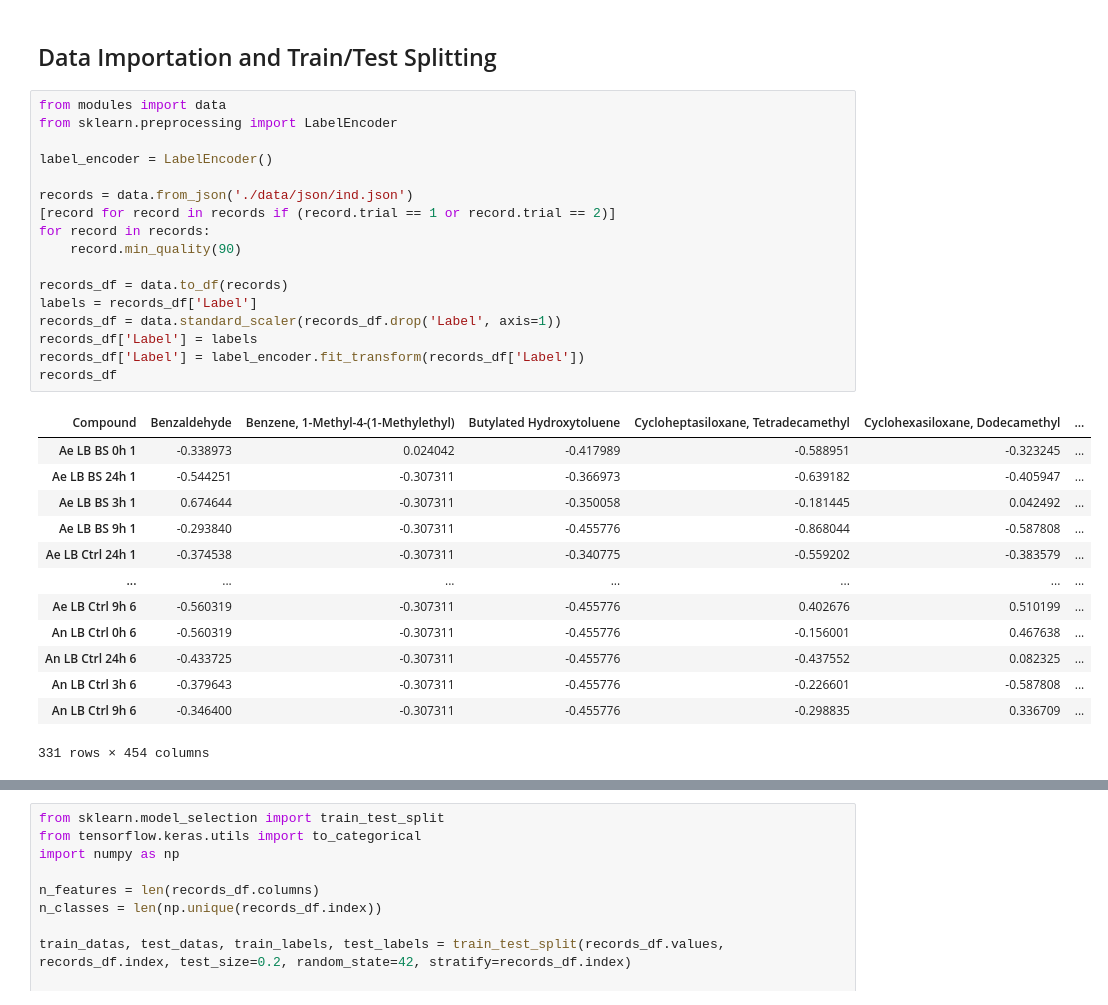
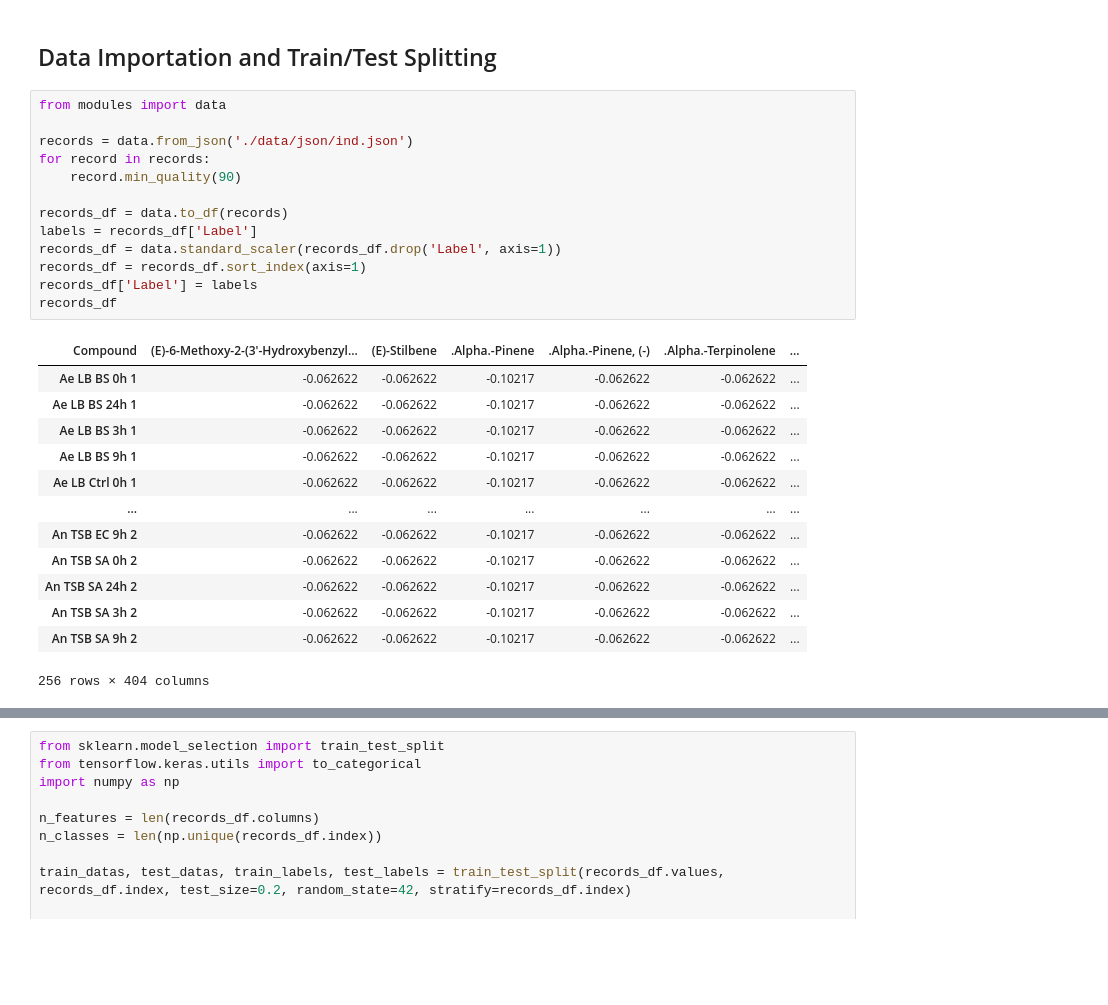
Before and after one commit to leoweoooo/capstone-project, a Jupyter notebook: CNN.ipynb, the cells around one changed output, grey strips where cells are left out. Saved outputs shown, nothing was run; the diff lists cells and outputs as text; blank space fills up the shorter version.

```diff
--- a/CNN.ipynb
+++ b/CNN.ipynb
@@ -4,35 +4,31 @@
 ## Data Importation and Train/Test Splitting
 # %%
 from modules import data
-from sklearn.preprocessing import LabelEncoder
-
-label_encoder = LabelEncoder()
 
 records = data.from_json('./data/json/ind.json')
-[record for record in records if (record.trial == 1 or record.trial == 2)]
 for record in records:
     record.min_quality(90)
 
 records_df = data.to_df(records)
 labels = records_df['Label']
 records_df = data.standard_scaler(records_df.drop('Label', axis=1))
+records_df = records_df.sort_index(axis=1)
 records_df['Label'] = labels
-records_df['Label'] = label_encoder.fit_transform(records_df['Label'])
 records_df
 # %% [output]
-| Compound | Benzaldehyde | Benzene, 1-Methyl-4-(1-Methylethyl) | Butylated Hydroxytoluene | Cycloheptasiloxane, Tetradecamethyl | Cyclohexasiloxane, Dodecamethyl | ... |
-| Ae LB BS 0h 1 | -0.338973 | 0.024042 | -0.417989 | -0.588951 | -0.323245 | ... |
-| Ae LB BS 24h 1 | -0.544251 | -0.307311 | -0.366973 | -0.639182 | -0.405947 | ... |
-| Ae LB BS 3h 1 | 0.674644 | -0.307311 | -0.350058 | -0.181445 | 0.042492 | ... |
-| Ae LB BS 9h 1 | -0.293840 | -0.307311 | -0.455776 | -0.868044 | -0.587808 | ... |
-| Ae LB Ctrl 24h 1 | -0.374538 | -0.307311 | -0.340775 | -0.559202 | -0.383579 | ... |
+| Compound | (E)-6-Methoxy-2-(3'-Hydroxybenzyl... | (E)-Stilbene | .Alpha.-Pinene | .Alpha.-Pinene, (-) | .Alpha.-Terpinolene | ... |
+| Ae LB BS 0h 1 | -0.062622 | -0.062622 | -0.10217 | -0.062622 | -0.062622 | ... |
+| Ae LB BS 24h 1 | -0.062622 | -0.062622 | -0.10217 | -0.062622 | -0.062622 | ... |
+| Ae LB BS 3h 1 | -0.062622 | -0.062622 | -0.10217 | -0.062622 | -0.062622 | ... |
+| Ae LB BS 9h 1 | -0.062622 | -0.062622 | -0.10217 | -0.062622 | -0.062622 | ... |
+| Ae LB Ctrl 0h 1 | -0.062622 | -0.062622 | -0.10217 | -0.062622 | -0.062622 | ... |
 | ... | ... | ... | ... | ... | ... | ... |
-| Ae LB Ctrl 9h 6 | -0.560319 | -0.307311 | -0.455776 | 0.402676 | 0.510199 | ... |
-| An LB Ctrl 0h 6 | -0.560319 | -0.307311 | -0.455776 | -0.156001 | 0.467638 | ... |
-| An LB Ctrl 24h 6 | -0.433725 | -0.307311 | -0.455776 | -0.437552 | 0.082325 | ... |
-| An LB Ctrl 3h 6 | -0.379643 | -0.307311 | -0.455776 | -0.226601 | -0.587808 | ... |
-| An LB Ctrl 9h 6 | -0.346400 | -0.307311 | -0.455776 | -0.298835 | 0.336709 | ... |
+| An TSB EC 9h 2 | -0.062622 | -0.062622 | -0.10217 | -0.062622 | -0.062622 | ... |
+| An TSB SA 0h 2 | -0.062622 | -0.062622 | -0.10217 | -0.062622 | -0.062622 | ... |
+| An TSB SA 24h 2 | -0.062622 | -0.062622 | -0.10217 | -0.062622 | -0.062622 | ... |
+| An TSB SA 3h 2 | -0.062622 | -0.062622 | -0.10217 | -0.062622 | -0.062622 | ... |
+| An TSB SA 9h 2 | -0.062622 | -0.062622 | -0.10217 | -0.062622 | -0.062622 | ... |
-331 rows × 454 columns
+256 rows × 404 columns
 # %%
 from modules import analysis
 
```
Also changed, not shown: parts of 10 cells of this notebook, 8 other files.
